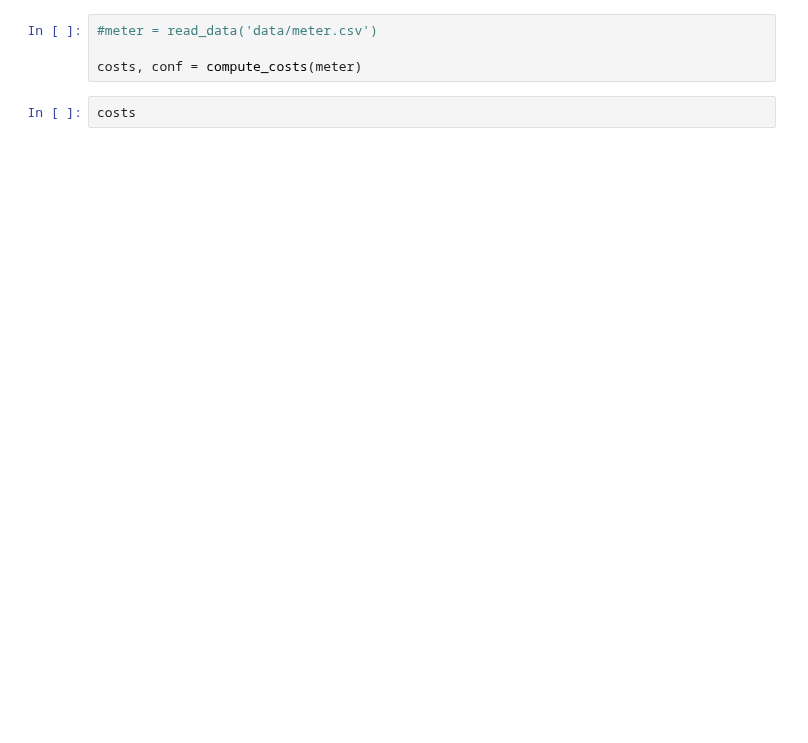
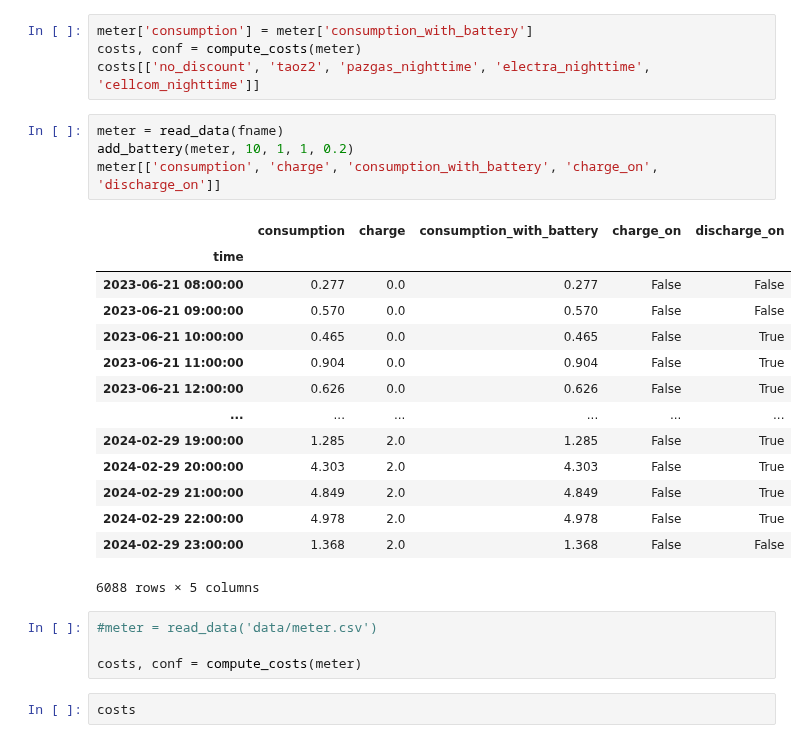
Before and after one commit to dpelleg/notebooks, a Jupyter notebook: electric-meter/electric-meter.ipynb, the cells around one changed output. Drawn from its saved outputs; the diff is of its cells as text; blank space fills up the shorter version.

```diff
--- a/electric-meter/electric-meter.ipynb
+++ b/electric-meter/electric-meter.ipynb
@@ -14,3 +231,26 @@ meter = read_data(fname)
+# %%
+meter['consumption'] = meter['consumption_with_battery']
+costs, conf = compute_costs(meter)
+costs[['no_discount', 'taoz2', 'pazgas_nighttime', 'electra_nighttime', 'cellcom_nighttime']]
+# %%
+meter = read_data(fname)
+add_battery(meter, 10, 1, 1, 0.2)
+meter[['consumption', 'charge', 'consumption_with_battery', 'charge_on', 'discharge_on']]
+# %% [output]
+|  | consumption | charge | consumption_with_battery | charge_on | discharge_on |
+| time |  |  |  |  |  |
+| 2023-06-21 08:00:00 | 0.277 | 0.0 | 0.277 | False | False |
+| 2023-06-21 09:00:00 | 0.570 | 0.0 | 0.570 | False | False |
+| 2023-06-21 10:00:00 | 0.465 | 0.0 | 0.465 | False | True |
+| 2023-06-21 11:00:00 | 0.904 | 0.0 | 0.904 | False | True |
+| 2023-06-21 12:00:00 | 0.626 | 0.0 | 0.626 | False | True |
+| ... | ... | ... | ... | ... | ... |
+| 2024-02-29 19:00:00 | 1.285 | 2.0 | 1.285 | False | True |
+| 2024-02-29 20:00:00 | 4.303 | 2.0 | 4.303 | False | True |
+| 2024-02-29 21:00:00 | 4.849 | 2.0 | 4.849 | False | True |
+| 2024-02-29 22:00:00 | 4.978 | 2.0 | 4.978 | False | True |
+| 2024-02-29 23:00:00 | 1.368 | 2.0 | 1.368 | False | False |
+6088 rows × 5 columns
 # %%
 #meter = read_data('data/meter.csv')
 
```
Also changed, not shown: parts of 18 cells of this notebook, 6 other files.
